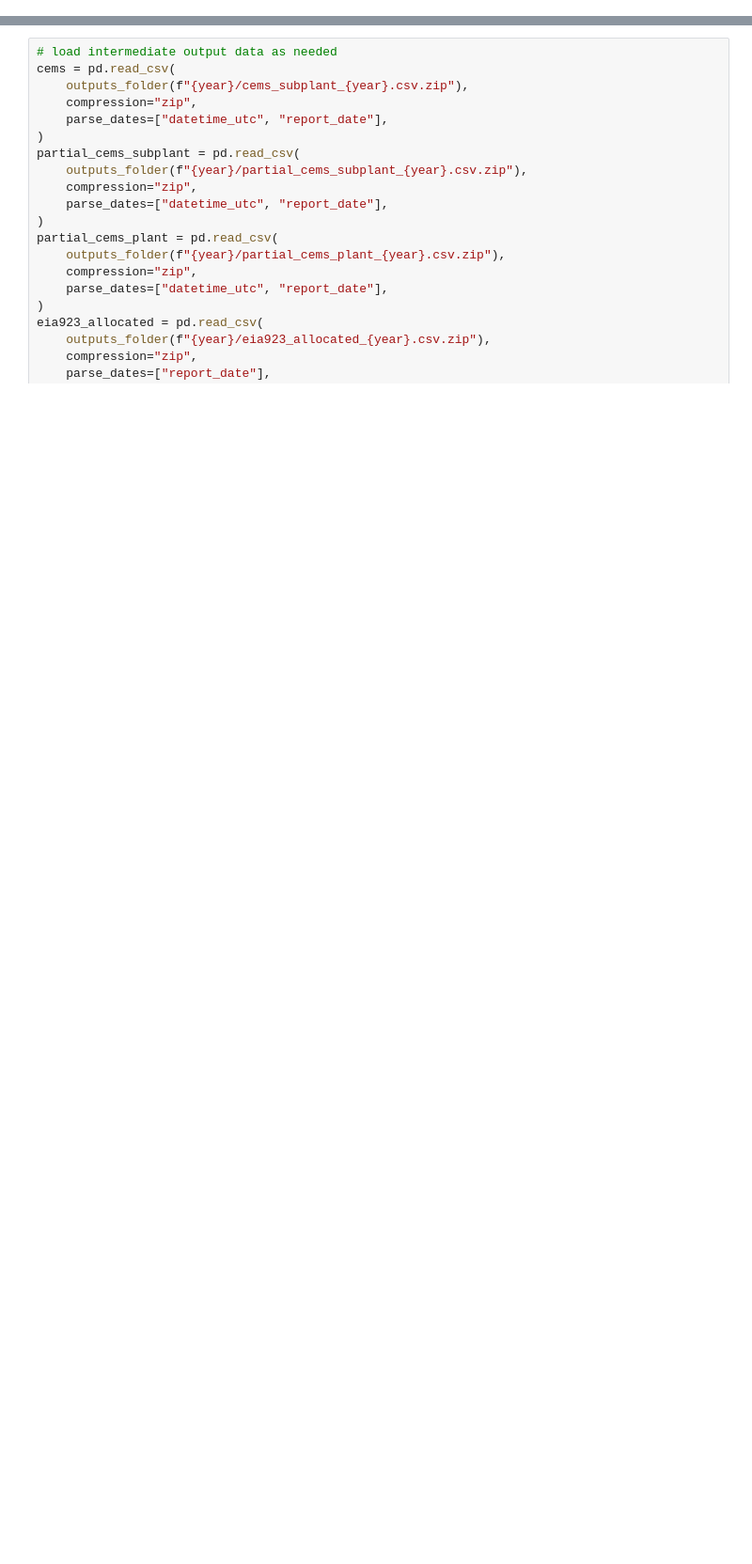
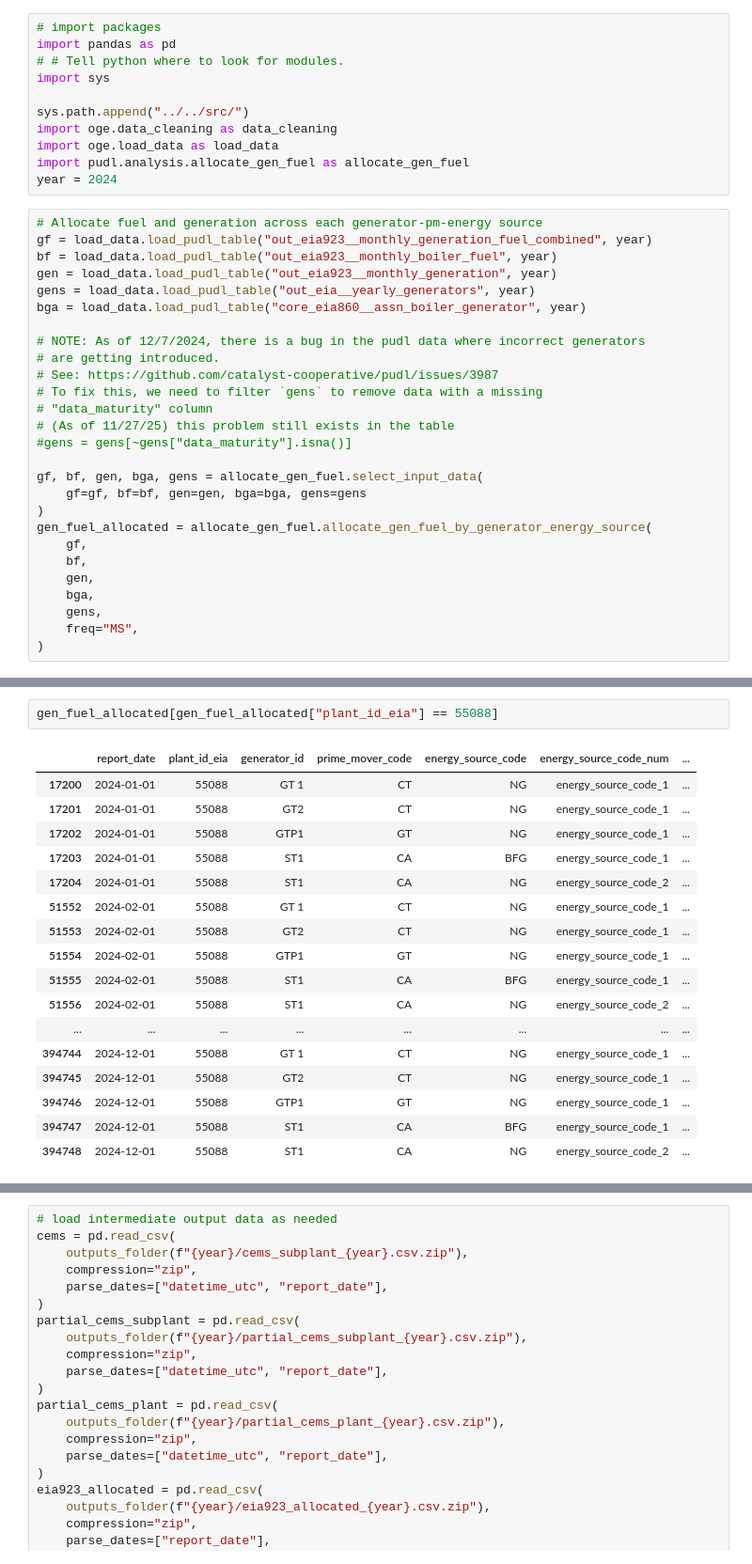
Before and after one commit to singularity-energy/open-grid-emissions, a Jupyter notebook: notebooks/work_in_progress/sandbox.ipynb, the cells around one changed output, grey strips where cells are left out. Shown at 94% size. Drawn from its saved outputs; the diff is of its cells as text; blank space fills up the shorter version.

```diff
--- a/notebooks/work_in_progress/sandbox.ipynb
+++ b/notebooks/work_in_progress/sandbox.ipynb
@@ -36,0 +41,38 @@ path_prefix = f"{year}/"
+# %%
+# import packages
+import pandas as pd
+# # Tell python where to look for modules.
+import sys
+
+sys.path.append("../../src/")
+import oge.data_cleaning as data_cleaning
+import oge.load_data as load_data
+import pudl.analysis.allocate_gen_fuel as allocate_gen_fuel
+year = 2024
+# %%
+# Allocate fuel and generation across each generator-pm-energy source
+gf = load_data.load_pudl_table("out_eia923__monthly_generation_fuel_combined", year)
+bf = load_data.load_pudl_table("out_eia923__monthly_boiler_fuel", year)
+gen = load_data.load_pudl_table("out_eia923__monthly_generation", year)
+gens = load_data.load_pudl_table("out_eia__yearly_generators", year)
+bga = load_data.load_pudl_table("core_eia860__assn_boiler_generator", year)
+
+# NOTE: As of 12/7/2024, there is a bug in the pudl data where incorrect generators
+# are getting introduced.
+# See: https://github.com/catalyst-cooperative/pudl/issues/3987
+# To fix this, we need to filter `gens` to remove data with a missing
+# "data_maturity" column
+# (As of 11/27/25) this problem still exists in the table
+#gens = gens[~gens["data_maturity"].isna()]
+
+gf, bf, gen, bga, gens = allocate_gen_fuel.select_input_data(
+    gf=gf, bf=bf, gen=gen, bga=bga, gens=gens
+)
+gen_fuel_allocated = allocate_gen_fuel.allocate_gen_fuel_by_generator_energy_source(
+    gf,
+    bf,
+    gen,
+    bga,
+    gens,
+    freq="MS",
+)
@@ -36,0 +131,20 @@ path_prefix = f"{year}/"
+# %%
+gen_fuel_allocated[gen_fuel_allocated["plant_id_eia"] == 55088]
+# %% [output]
+|  | report_date | plant_id_eia | generator_id | prime_mover_code | energy_source_code | energy_source_code_num | ... |
+| 17200 | 2024-01-01 | 55088 | GT 1 | CT | NG | energy_source_code_1 | ... |
+| 17201 | 2024-01-01 | 55088 | GT2 | CT | NG | energy_source_code_1 | ... |
+| 17202 | 2024-01-01 | 55088 | GTP1 | GT | NG | energy_source_code_1 | ... |
+| 17203 | 2024-01-01 | 55088 | ST1 | CA | BFG | energy_source_code_1 | ... |
+| 17204 | 2024-01-01 | 55088 | ST1 | CA | NG | energy_source_code_2 | ... |
+| 51552 | 2024-02-01 | 55088 | GT 1 | CT | NG | energy_source_code_1 | ... |
+| 51553 | 2024-02-01 | 55088 | GT2 | CT | NG | energy_source_code_1 | ... |
+| 51554 | 2024-02-01 | 55088 | GTP1 | GT | NG | energy_source_code_1 | ... |
+| 51555 | 2024-02-01 | 55088 | ST1 | CA | BFG | energy_source_code_1 | ... |
+| 51556 | 2024-02-01 | 55088 | ST1 | CA | NG | energy_source_code_2 | ... |
+| ... | ... | ... | ... | ... | ... | ... | ... |
+| 394744 | 2024-12-01 | 55088 | GT 1 | CT | NG | energy_source_code_1 | ... |
+| 394745 | 2024-12-01 | 55088 | GT2 | CT | NG | energy_source_code_1 | ... |
+| 394746 | 2024-12-01 | 55088 | GTP1 | GT | NG | energy_source_code_1 | ... |
+| 394747 | 2024-12-01 | 55088 | ST1 | CA | BFG | energy_source_code_1 | ... |
+| 394748 | 2024-12-01 | 55088 | ST1 | CA | NG | energy_source_code_2 | ... |
```
Also changed, not shown: parts of 43 cells of this notebook, 2 other files.
